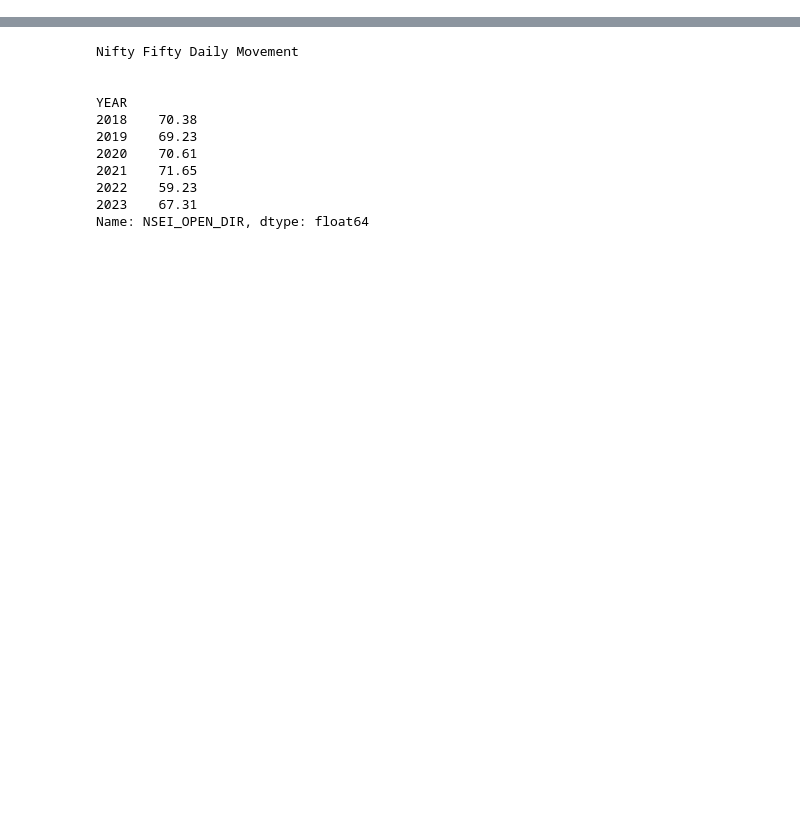
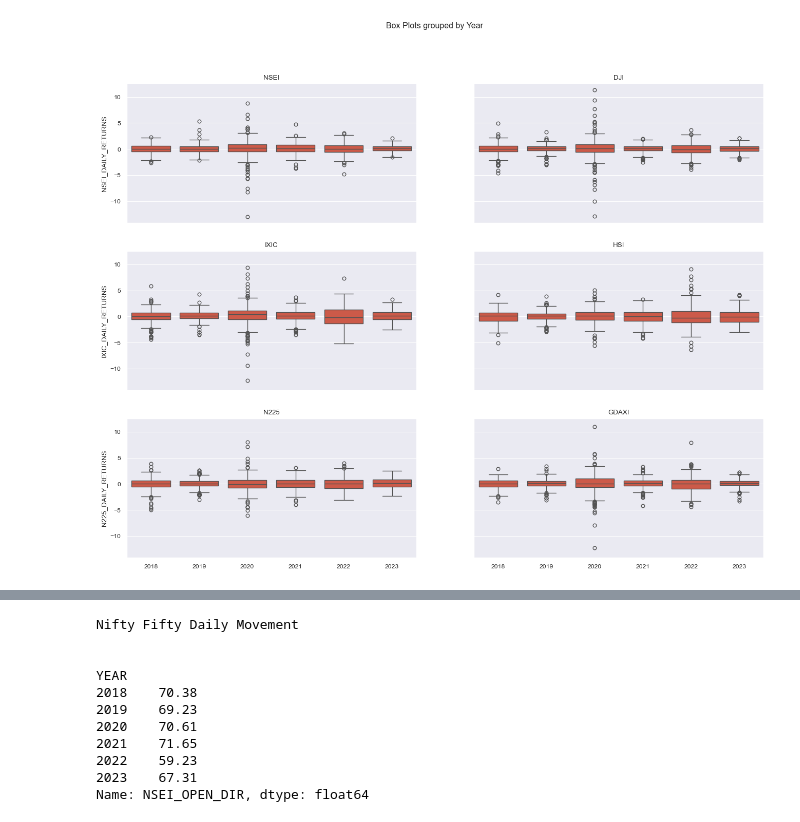
Before and after one commit to cowboysmall-courses/dsi-dsp, a Jupyter notebook: notebooks/report.ipynb, the cells around one changed output, grey strips where cells are left out. Saved outputs shown, nothing was run; the diff lists cells and outputs as text; code cells hidden in the pictures; blank space fills up the shorter version.

```diff
--- a/notebooks/report.ipynb
+++ b/notebooks/report.ipynb
@@ -170,0 +178,14 @@ next, we...
+# %%
+def performance_analytics_box_plots(data, group_by, title, count = 6):
+    fig, axes = plt.subplots(3, 2, sharex = True, figsize = (16, 12), sharey = True)
+    fig.suptitle(title)
+
+    for index in range(count):
+        axes[index // 2, index % 2].set_title(INDICES[index])
+        sns.boxplot(x = data[group_by], y = data[COLUMNS[index]], ax = axes[index // 2, index % 2])
+        axes[index // 2, index % 2].set_xlabel("")
+
+
+performance_analytics_box_plots(master, "YEAR", "Box Plots grouped by Year")
+# %% [output]
+[figure, added]
```
Also changed, not shown: parts of 182 cells of this notebook, 1 other file.
